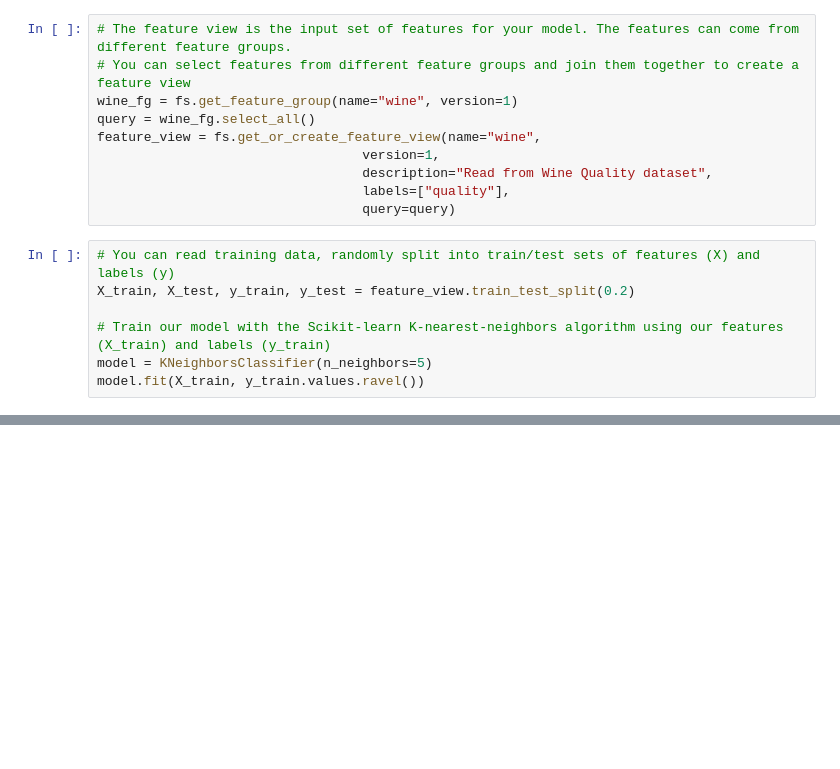
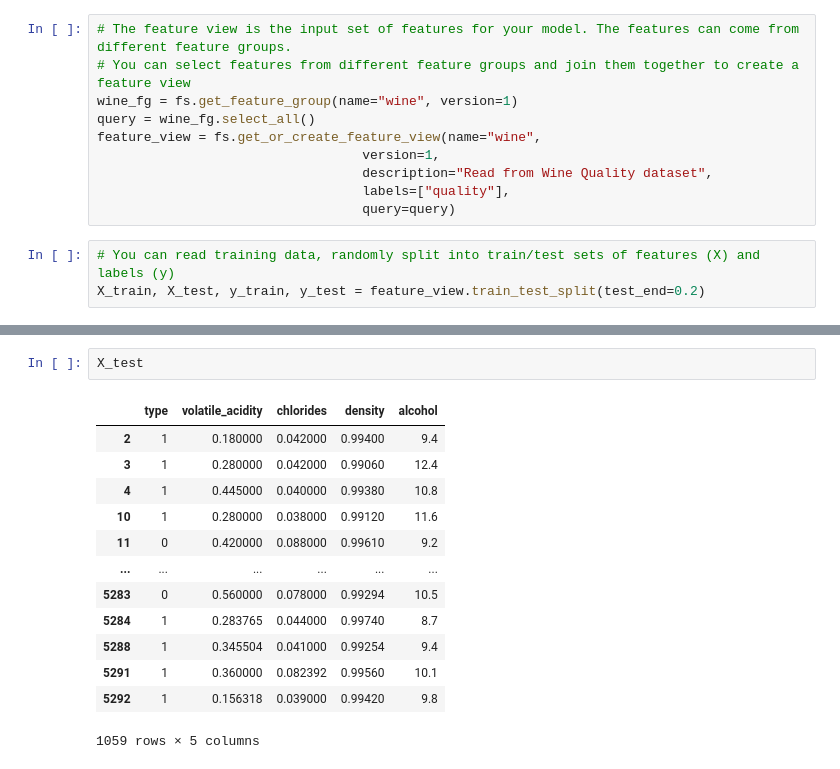
Before and after one commit to rezaqorbani/scalable-ml-and-dl-labs, a Jupyter notebook: lab1/wine/wine-training-pipeline.ipynb, the cells around one changed output, grey strips where cells are left out. Cells and saved outputs as stored; diff of their text form; blank space fills up the shorter version.

```diff
--- a/lab1/wine/wine-training-pipeline.ipynb
+++ b/lab1/wine/wine-training-pipeline.ipynb
@@ -27,8 +33,4 @@ feature_view = fs.get_or_create_feature_view(name="wine",
                                   query=query)
 # %%
 # You can read training data, randomly split into train/test sets of features (X) and labels (y)
-X_train, X_test, y_train, y_test = feature_view.train_test_split(0.2)
-
-# Train our model with the Scikit-learn K-nearest-neighbors algorithm using our features (X_train) and labels (y_train)
-model = KNeighborsClassifier(n_neighbors=5)
-model.fit(X_train, y_train.values.ravel())
+X_train, X_test, y_train, y_test = feature_view.train_test_split(test_end=0.2)
@@ -38,0 +80,16 @@ y_train
+# %%
+X_test
+# %% [output]
+|  | type | volatile_acidity | chlorides | density | alcohol |
+| 2 | 1 | 0.180000 | 0.042000 | 0.99400 | 9.4 |
+| 3 | 1 | 0.280000 | 0.042000 | 0.99060 | 12.4 |
+| 4 | 1 | 0.445000 | 0.040000 | 0.99380 | 10.8 |
+| 10 | 1 | 0.280000 | 0.038000 | 0.99120 | 11.6 |
+| 11 | 0 | 0.420000 | 0.088000 | 0.99610 | 9.2 |
+| ... | ... | ... | ... | ... | ... |
+| 5283 | 0 | 0.560000 | 0.078000 | 0.99294 | 10.5 |
+| 5284 | 1 | 0.283765 | 0.044000 | 0.99740 | 8.7 |
+| 5288 | 1 | 0.345504 | 0.041000 | 0.99254 | 9.4 |
+| 5291 | 1 | 0.360000 | 0.082392 | 0.99560 | 10.1 |
+| 5292 | 1 | 0.156318 | 0.039000 | 0.99420 | 9.8 |
+1059 rows × 5 columns
```
Also changed, not shown: parts of 11 cells of this notebook, 7 other files.
